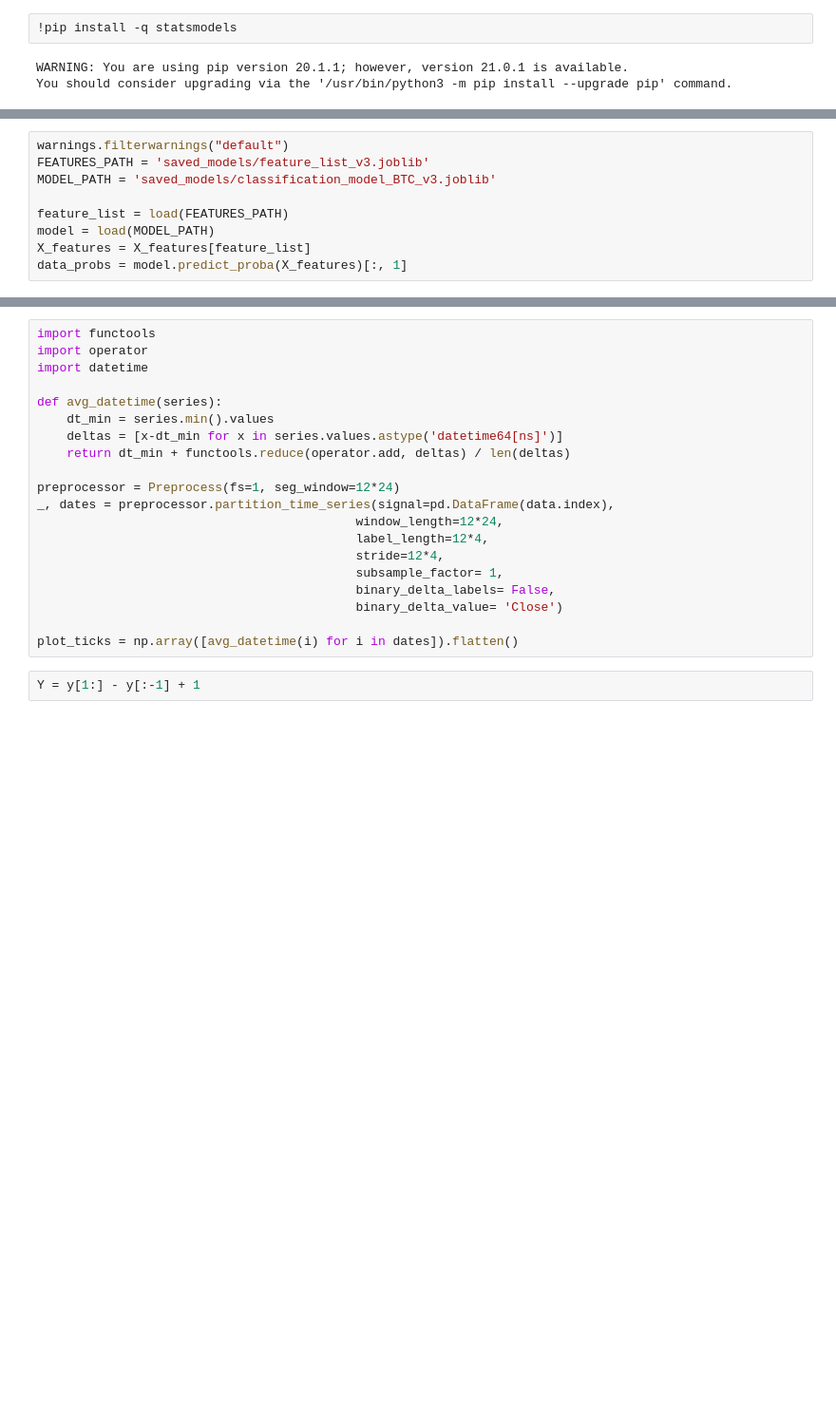
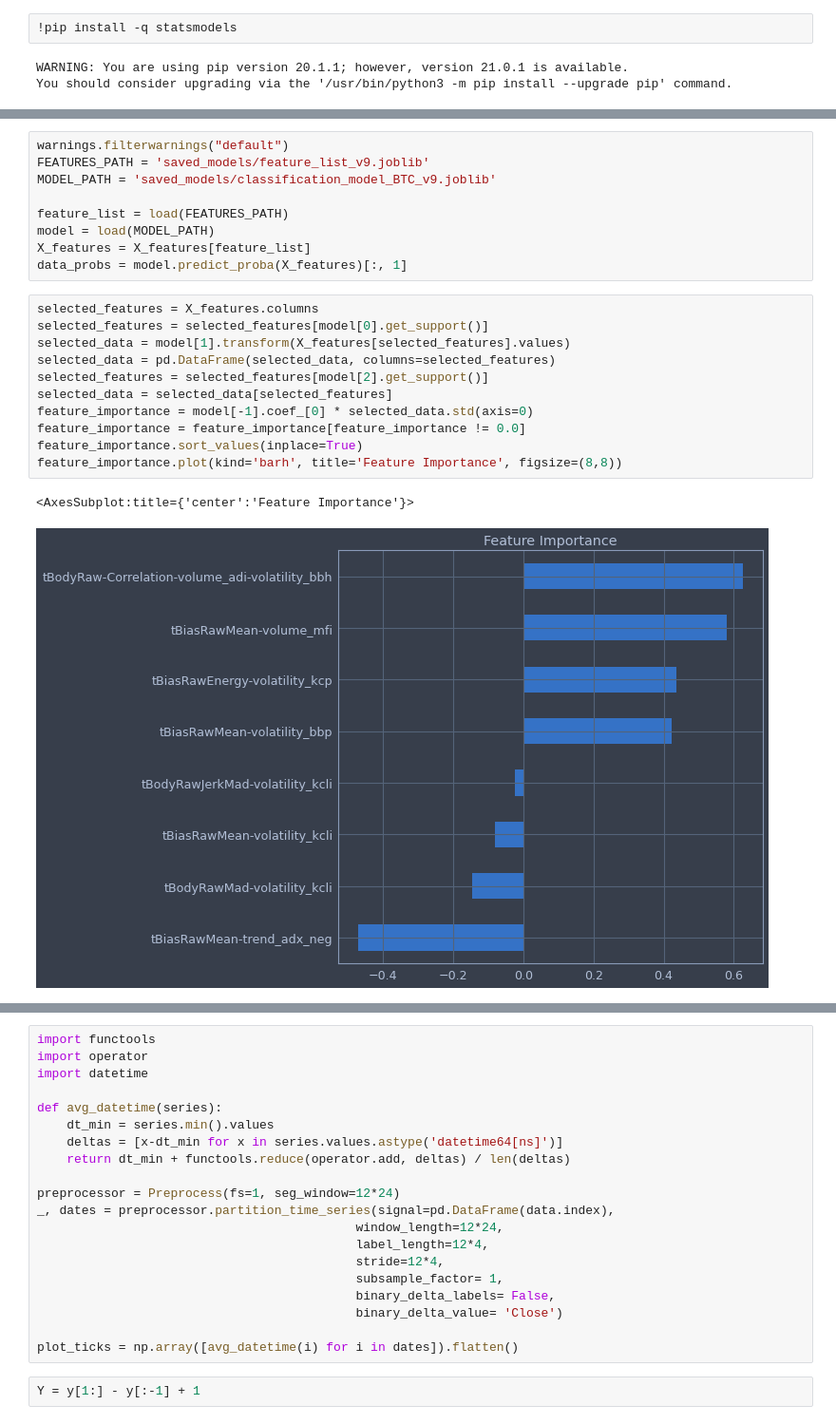
Before and after one commit to PathofData/crypto_models, a Jupyter notebook: low_level_testing.ipynb, the cells around one changed output, grey strips where cells are left out. Shown at 95% size. Saved outputs shown, nothing was run; the diff lists cells and outputs as text; blank space fills up the shorter version.

```diff
--- a/low_level_testing.ipynb
+++ b/low_level_testing.ipynb
@@ -121,12 +62,26 @@ Data shape: (128, 2633), labels shape: (128,), feature names: 2633
 # %%
 warnings.filterwarnings("default")
-FEATURES_PATH = 'saved_models/feature_list_v3.joblib'
-MODEL_PATH = 'saved_models/classification_model_BTC_v3.joblib'
+FEATURES_PATH = 'saved_models/feature_list_v9.joblib'
+MODEL_PATH = 'saved_models/classification_model_BTC_v9.joblib'
 
 feature_list = load(FEATURES_PATH)
 model = load(MODEL_PATH)
 X_features = X_features[feature_list]
 data_probs = model.predict_proba(X_features)[:, 1]
+# %%
+selected_features = X_features.columns
+selected_features = selected_features[model[0].get_support()]
+selected_data = model[1].transform(X_features[selected_features].values)
+selected_data = pd.DataFrame(selected_data, columns=selected_features)
+selected_features = selected_features[model[2].get_support()]
+selected_data = selected_data[selected_features]
+feature_importance = model[-1].coef_[0] * selected_data.std(axis=0)
+feature_importance = feature_importance[feature_importance != 0.0]
+feature_importance.sort_values(inplace=True)
+feature_importance.plot(kind='barh', title='Feature Importance', figsize=(8,8))
+# %% [output]
+<AxesSubplot:title={'center':'Feature Importance'}>
+[figure, added]
 # %%
 import functools
 import operator
```
Also changed, not shown: parts of 9 cells of this notebook, 8 other files.
